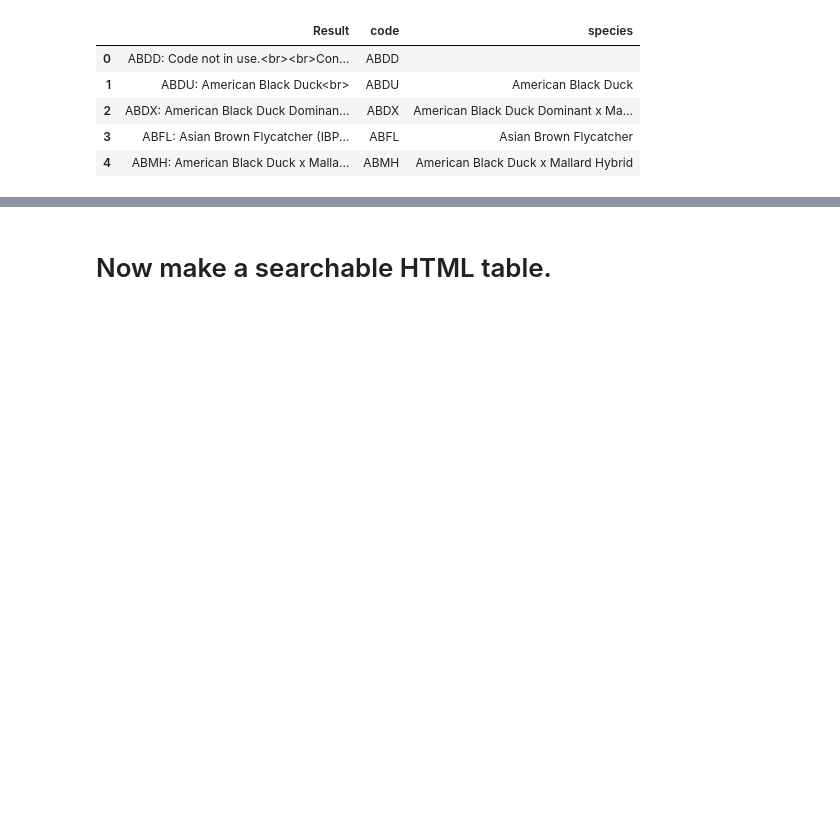
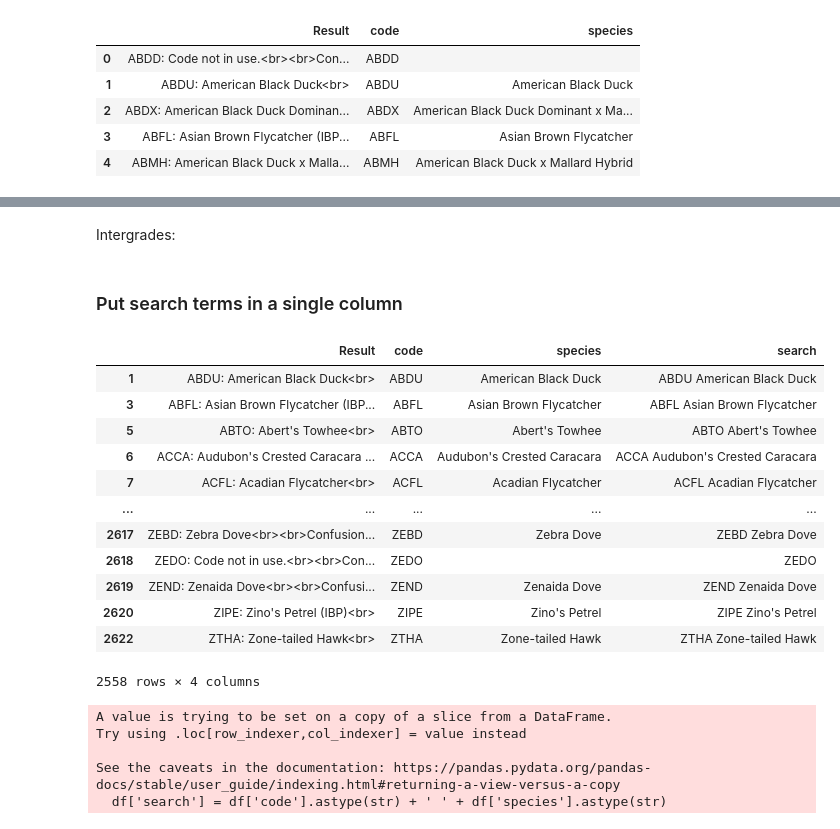
Before and after one commit to rhine3/goldeneye, a Jupyter notebook: src/alpha-code-prep.ipynb, the cells around one changed output, grey strips where cells are left out. Drawn from its saved outputs; the diff is of its cells as text; code cells hidden in the pictures; blank space fills up the shorter version.

```diff
--- a/src/alpha-code-prep.ipynb
+++ b/src/alpha-code-prep.ipynb
@@ -516,7 +517,7 @@ def code_search(term, print_result=True, sep='<br>'):
         # If it differs between the two
         else:
             # e.g. KEPE
-            print_string += (f"Code refers to different taxa in BBL and IBP.{sep}")
+            print_string += (f"{term}: Code refers to different taxa in BBL and IBP.{sep}")
             print_string += f"{term}: {where_used.display_name.values[0]} ({where_used.authority.values[0].upper()}){sep}"
             print_string += f"{term}: {where_used.display_name.values[1]} ({where_used.authority.values[1].upper()}){sep}"
             species = where_used.display_name.values[0], where_used.display_name.values[1]
@@ -548,10 +549,10 @@ def code_search(term, print_result=True, sep='<br>'):
     else:
         assert where_used.shape[0] == 0
         if all_all.shape[0] > 0:
-            print_string += f'{term}: Code not in use.{sep}'
+            print_string += f"{term}: Code not in use.{sep}"
             species = ''
         else:
-            print_string += f'{term}: Code not found.{sep}'
+            print_string += f"{term}: Code not found.{sep}"
             return False, False
 
     ## STEP 2: PRINT CONFUSION SPECIES.
@@ -650,4 +653,33 @@ pd.Series.str.contains()
 # %%
 df = df[~df['Result'].str.lower().str.contains("hybrid", na=False)]
-# %% [markdown]
-# Now make a searchable HTML table.
+# %% [markdown]
+Intergrades:
+# %%
+df = df[~df['Result'].str.lower().str.contains("intergrade", na=False)]
+# %% [markdown]
+
+### Put search terms in a single column
+# %%
+df
+# %% [output]
+|  | Result | code | species | search |
+| 1 | ABDU: American Black Duck<br> | ABDU | American Black Duck | ABDU American Black Duck |
+| 3 | ABFL: Asian Brown Flycatcher (IBP... | ABFL | Asian Brown Flycatcher | ABFL Asian Brown Flycatcher |
+| 5 | ABTO: Abert's Towhee<br> | ABTO | Abert's Towhee | ABTO Abert's Towhee |
+| 6 | ACCA: Audubon's Crested Caracara ... | ACCA | Audubon's Crested Caracara | ACCA Audubon's Crested Caracara |
+| 7 | ACFL: Acadian Flycatcher<br> | ACFL | Acadian Flycatcher | ACFL Acadian Flycatcher |
+| ... | ... | ... | ... | ... |
+| 2617 | ZEBD: Zebra Dove<br><br>Confusion... | ZEBD | Zebra Dove | ZEBD Zebra Dove |
+| 2618 | ZEDO: Code not in use.<br><br>Con... | ZEDO |  | ZEDO |
+| 2619 | ZEND: Zenaida Dove<br><br>Confusi... | ZEND | Zenaida Dove | ZEND Zenaida Dove |
+| 2620 | ZIPE: Zino's Petrel (IBP)<br> | ZIPE | Zino's Petrel | ZIPE Zino's Petrel |
+| 2622 | ZTHA: Zone-tailed Hawk<br> | ZTHA | Zone-tailed Hawk | ZTHA Zone-tailed Hawk |
+2558 rows × 4 columns
+# %%
+df['search'] = df['code'].astype(str) + ' ' + df['species'].astype(str)
+# %% [output]
+A value is trying to be set on a copy of a slice from a DataFrame.
+Try using .loc[row_indexer,col_indexer] = value instead
+
+See the caveats in the documentation: https://pandas.pydata.org/pandas-docs/stable/user_guide/indexing.html#returning-a-view-versus-a-copy
+  df['search'] = df['code'].astype(str) + ' ' + df['species'].astype(str)
```
Also changed, not shown: parts of 8 cells of this notebook, 1 other file.
